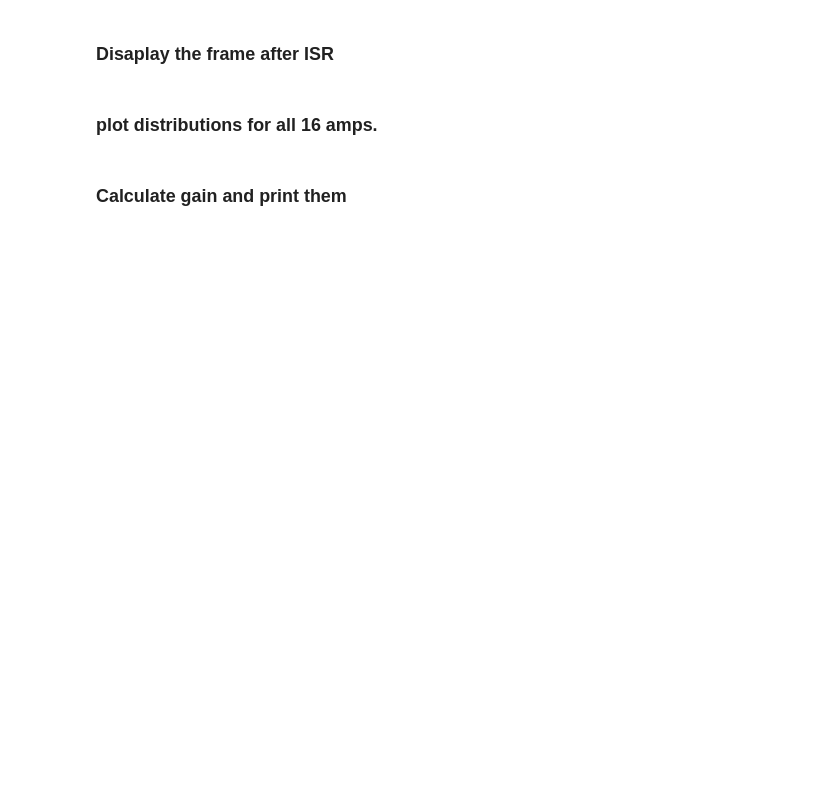
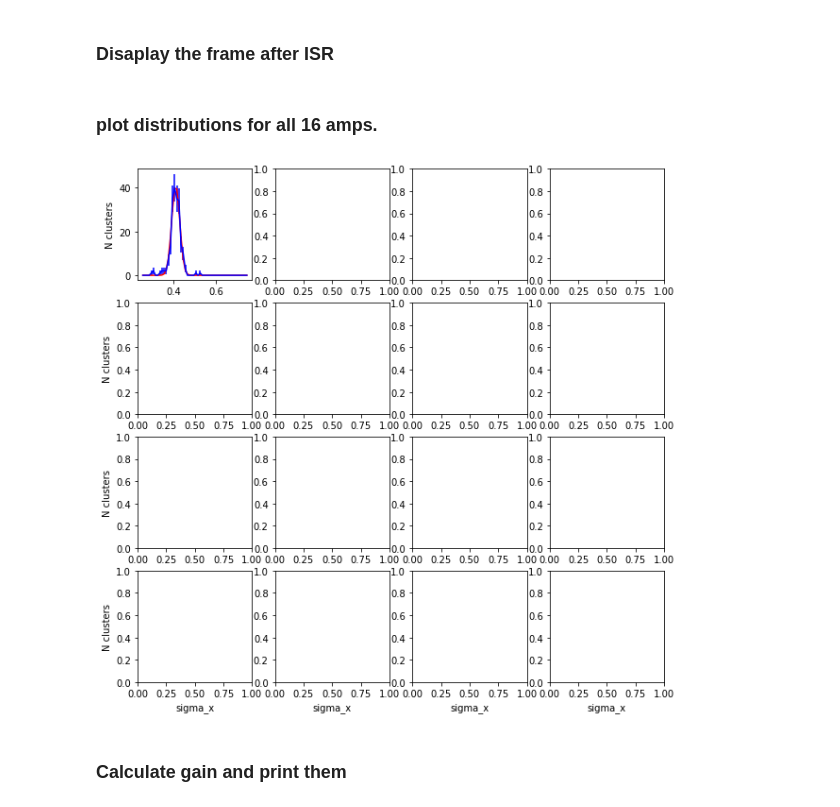
Before and after one commit to lsst/bootcamp-work, a Jupyter notebook: isr_exploration/devel_FE55.ipynb, the cells around one changed output. Drawn from its saved outputs; the diff is of its cells as text; code cells hidden in the pictures; blank space fills up the shorter version.

```diff
--- a/isr_exploration/devel_FE55.ipynb
+++ b/isr_exploration/devel_FE55.ipynb
@@ -312,17 +324,17 @@ IFrame(ff,800,600)
 # %%
 outfilehist_base = "FE55_cluster_hists"
 
-bin_dict = dict(sigmax=(0., 3., 50),
-                sigmay=(0., 3., 50))
+bin_dict = dict(sigmax=(0.25, 0.75, 50),
+                sigmay=(0.25, 0.75, 50))
 ccd_hists_list = []
 for iamp, ccd_results in enumerate(ccd_results_list):
-    ccd_hists = bin_lists(ccd_results, bin_dict)
-    ccd_hists_lists.append(ccd_hists)
+    ccd_hists = stats_utils.bin_lists(ccd_results, bin_dict)
+    ccd_hists_list.append(ccd_hists)
 
     if outfilehist_base is None:
         outstream = sys.stdout
     else:
-        outstream = open("%s_%02i.yaml" %(outfilehist_base, iamp))
-    yaml.dump(ccd_hists, outsteam)
+        outstream = open("%s_%02i.yaml" %(outfilehist_base, iamp), 'w')
+    yaml.dump(ccd_hists, outstream)
     if outfilehist_base is not None:
         outstream.close()
@@ -340,18 +350,25 @@ afw_display.mtv(result.exposure)
 ### plot distributions for all 16 amps.
 # %%
 fig, axs = plt.subplots(4, 4, figsize=(10, 10))
-for i in range(16):
-    x = xs[i]
-    y = ys[i]
-    fit = fits[i]
+for i, ccd_hists in enumerate(ccd_hists_list):
+    sigmax_data = ccd_hists['sigmax']
+    hist_data = sigmax_data['hist']
+    bin_edges = hist_data[1]
+    x = (bin_edges[0:-1] + bin_edges[1:]) /2.
+    y = hist_data[0]
+    yerr = numpy.sqrt(y)
+    fit = sigmax_data['fit']
     indx = i%4
     indy = i//4
-    axs[indx][indy].bar(x, y, width=10)
-    axs[indx][indy].plot(x, double_gaussian(x, fit[0]), c='r')
+    if fit is not None:
+        axs[indx][indy].errorbar(x, y, yerr=yerr, c='b')
+        axs[indx][indy].plot(x, stats_utils.single_gaussian(x, fit[0]), c='r')
     if indx == 3:
-        axs[indx][indy].set_xlabel('Counts (ADU)')
+        axs[indx][indy].set_xlabel('sigma_x')
     if indy == 0:
-        axs[indx][indy].set_ylabel('N')
+        axs[indx][indy].set_ylabel('N clusters')
+# %% [output]
+[figure, added]
 # %%
 afw_display.mtv(work_img) # have a look at an example amp
 # %%
```
Also changed, not shown: parts of 5 cells of this notebook.
